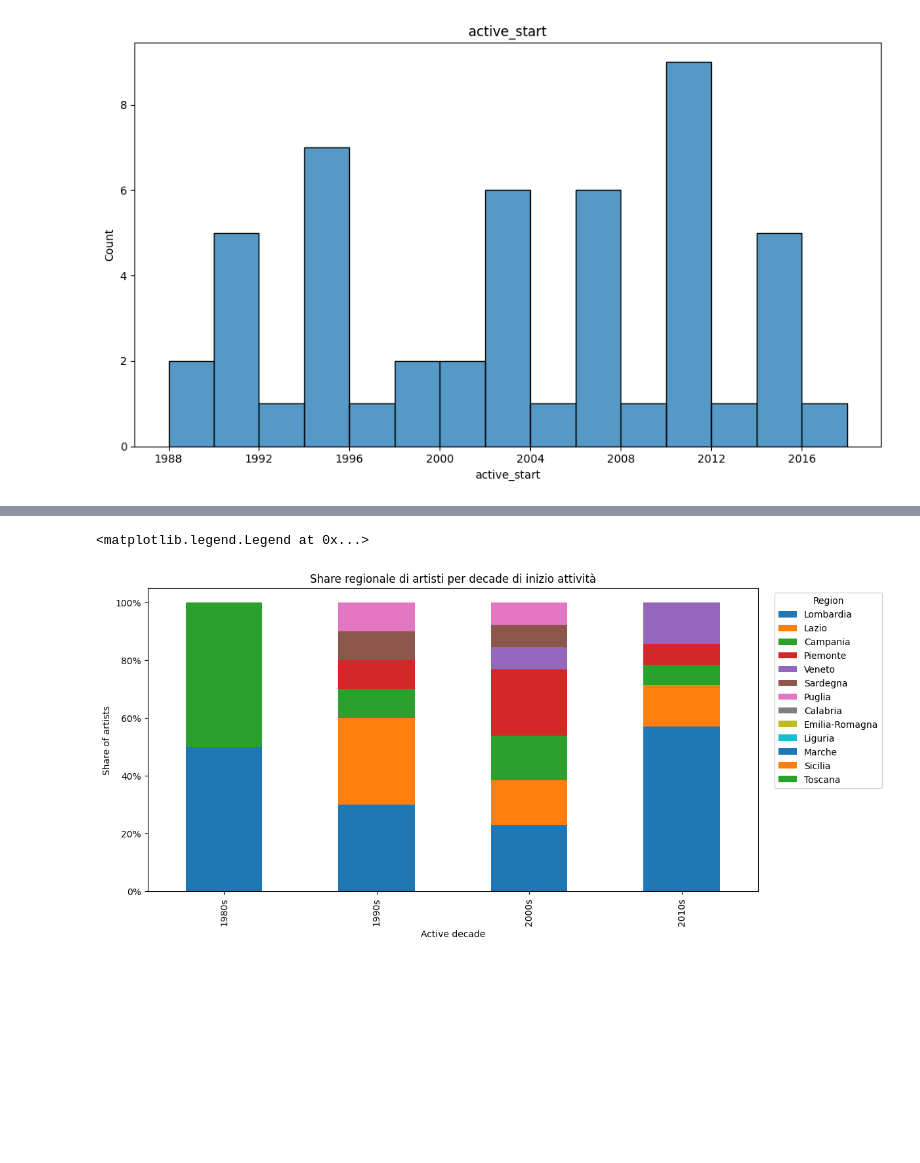
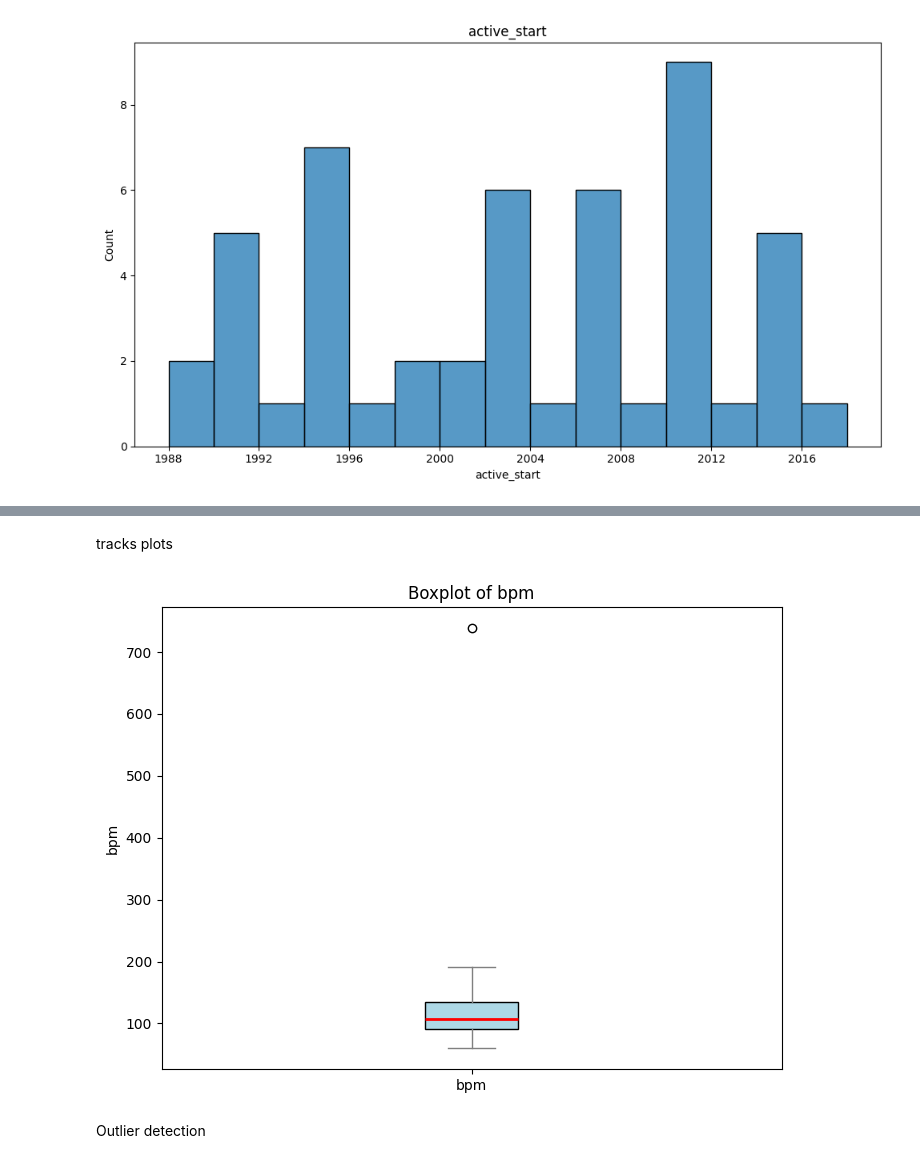
Before and after one commit to abderrahmane-salmi/UNIPI-Data-Mining-Project, a Jupyter notebook: task1/01_data_understanding.ipynb, the cells around one changed output, grey strips where cells are left out. Drawn from its saved outputs; the diff is of its cells as text; code cells hidden in the pictures; blank space fills up the shorter version.

```diff
--- a/task1/01_data_understanding.ipynb
+++ b/task1/01_data_understanding.ipynb
@@ -638,43 +624,8 @@ plt.tight_layout()
-# %%
-
-active_year = pd.to_datetime(artists_df["active_start"], errors="coerce").dt.year
-artists_df["active_decade"] = (
-    (active_year // 10 * 10)
-    .astype("Int64")
-    .astype("string")
-    .str.cat(["s"] * len(active_year))
-)
-
-popular_regions = artists_df["region"].value_counts().head(8).index
-subset = artists_df[
-    artists_df["active_decade"].notna() &
-    artists_df["region"].isin(popular_regions)
-]
-
-decade_region_counts = (
-    subset.groupby(["active_decade", "region"])
-        .size()
-        .unstack(fill_value=0)
-)
-
-decade_region_counts = decade_region_counts.sort_index()
-decade_region_counts = decade_region_counts[
-    decade_region_counts.sum().sort_values(ascending=False).index
-]
-
-decade_region_share = decade_region_counts.div(decade_region_counts.sum(axis=1), axis=0)
-
-ax = decade_region_share.plot(
-    kind="bar",
-    stacked=True,
-    figsize=(12, 6),
-    edgecolor="none",
-)
-ax.yaxis.set_major_formatter(mtick.PercentFormatter(1.0))
-plt.title("Share regionale di artisti per decade di inizio attività")
-plt.xlabel("Active decade")
-plt.ylabel("Share of artists")
-plt.legend(title="Region", bbox_to_anchor=(1.02, 1), loc="upper left")
-# %% [output]
-<matplotlib.legend.Legend at 0x...>
-[figure, removed]
+# %% [markdown]
+tracks plots
+# %%
+plot_boxplot(tracks_df, "bpm")
+# %% [output]
+[figure, added]
+# %% [markdown]
+Outlier detection
```
Also changed, not shown: parts of 1 cell of this notebook, 46 other files.
